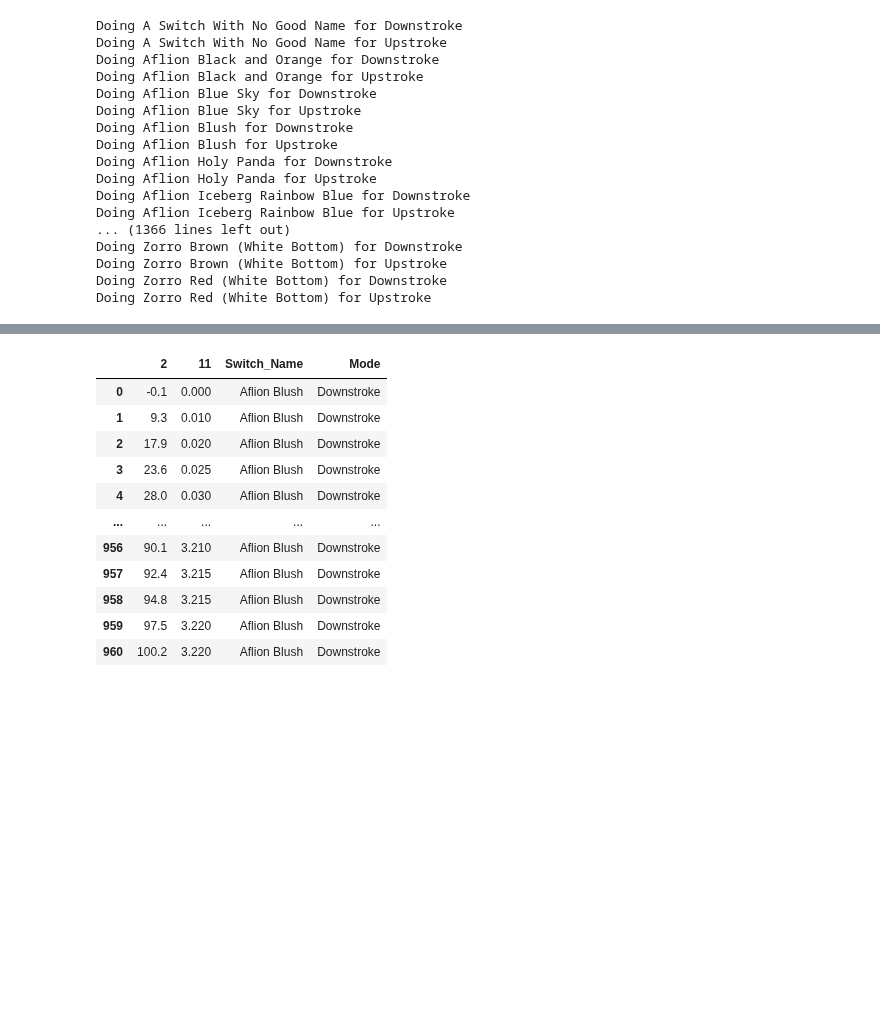
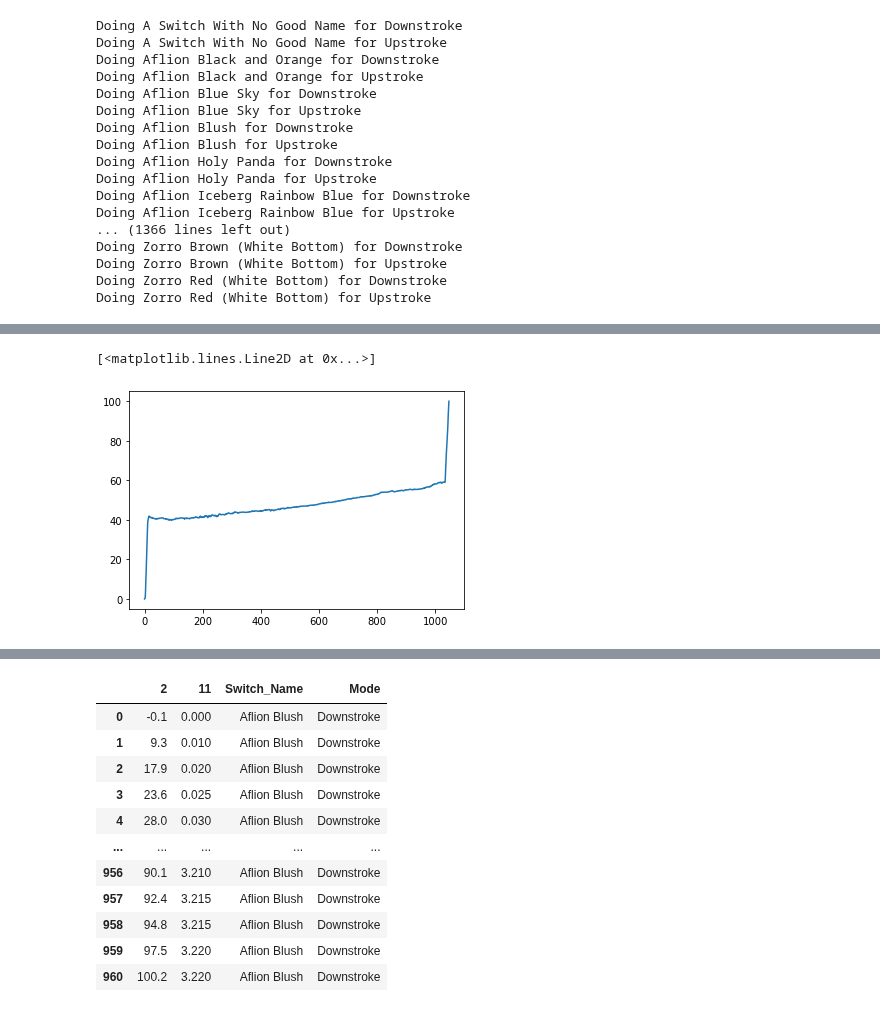
Before and after one commit to ThereminGoat/force-curves, a Jupyter notebook: 0_data_process/data_process.ipynb, the cells around one changed output, grey strips where cells are left out. Cells and saved outputs as stored; diff of their text form; code cells hidden in the pictures; blank space fills up the shorter version.

```diff
--- a/0_data_process/data_process.ipynb
+++ b/0_data_process/data_process.ipynb
@@ -30,0 +43,5 @@ Doing Zorro Red (White Bottom) for Upstroke
+# %%
+plt.plot(sub[:, 0])
+# %% [output]
+[<matplotlib.lines.Line2D at 0x...>]
+[figure, added]
```
Also changed, not shown: parts of 10 cells of this notebook, 2 other files.
